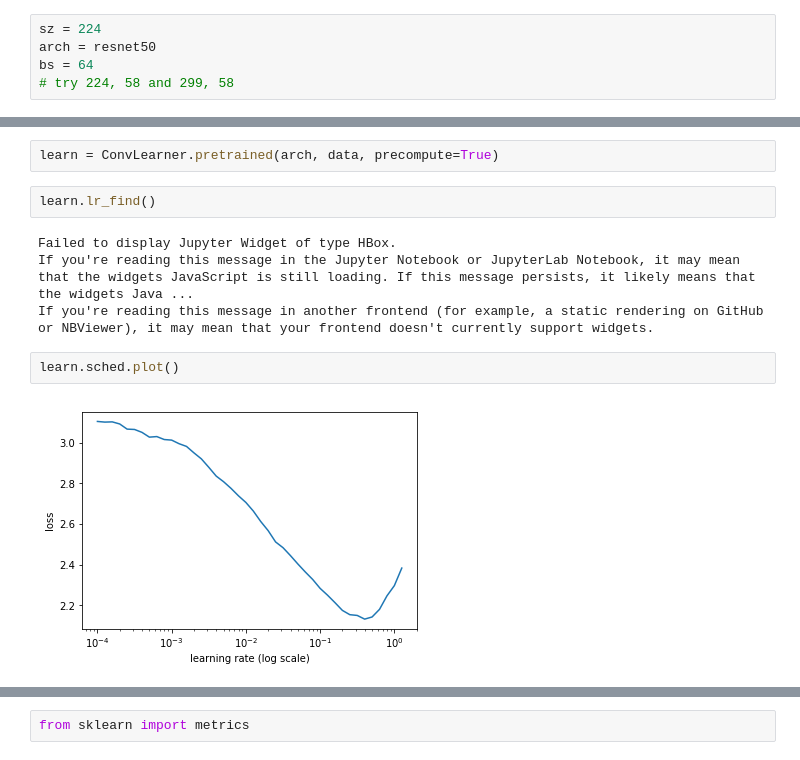
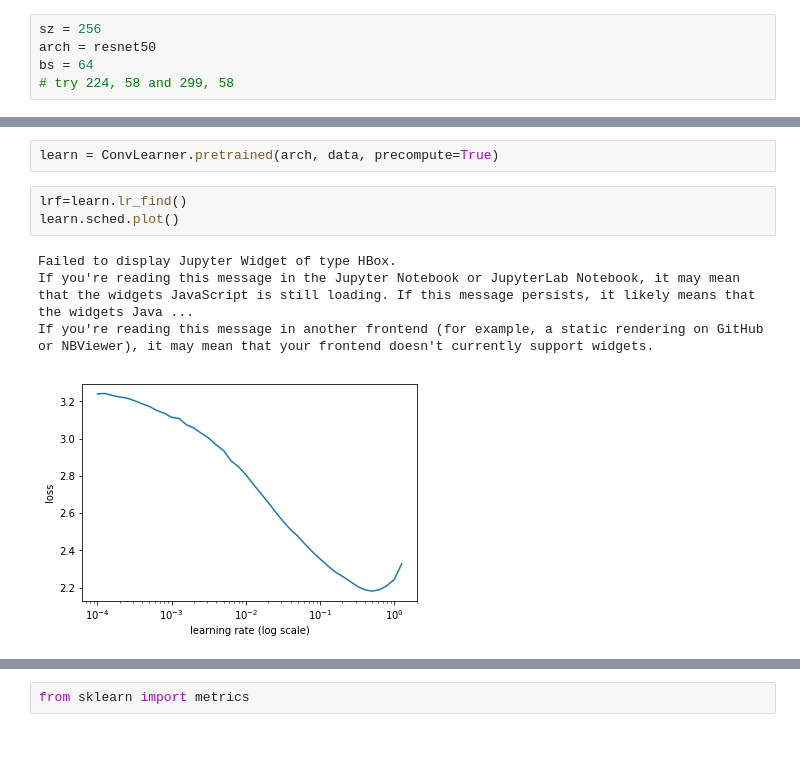
Before and after one commit to agoila/fastai, a Jupyter notebook: courses/dl1/my_nbs/plant-seedling.ipynb, the cells around one changed output, grey strips where cells are left out. Drawn from its saved outputs; the diff is of its cells as text.

```diff
--- a/courses/dl1/my_nbs/plant-seedling.ipynb
+++ b/courses/dl1/my_nbs/plant-seedling.ipynb
@@ -13,7 +13,7 @@ from fastai.plots import *
 # %%
 PATH = "data/plant-seedlings/"
 # %%
-sz = 224
+sz = 256
 arch = resnet50
 bs = 64
 # try 224, 58 and 299, 58
@@ -61,14 +60,12 @@ If you're reading this message in the Jupyter Notebook or JupyterLab Notebook, i
 If you're reading this message in another frontend (for example, a static rendering on GitHub or NBViewer), it may mean that your frontend doesn't currently support widgets.
 # %%
 learn = ConvLearner.pretrained(arch, data, precompute=True)
-# %%
-learn.lr_find()
-# %% [output]
-Failed to display Jupyter Widget of type HBox.
-If you're reading this message in the Jupyter Notebook or JupyterLab Notebook, it may mean that the widgets JavaScript is still loading. If this message persists, it likely means that the widgets Java ...
-If you're reading this message in another frontend (for example, a static rendering on GitHub or NBViewer), it may mean that your frontend doesn't currently support widgets.
-# %%
-learn.sched.plot()
-# %% [output]
-[figure, removed]
+# %%
+lrf=learn.lr_find()
+learn.sched.plot()
+# %% [output]
+Failed to display Jupyter Widget of type HBox.
+If you're reading this message in the Jupyter Notebook or JupyterLab Notebook, it may mean that the widgets JavaScript is still loading. If this message persists, it likely means that the widgets Java ...
+If you're reading this message in another frontend (for example, a static rendering on GitHub or NBViewer), it may mean that your frontend doesn't currently support widgets.
+[figure, added]
 # %%
```
Also changed, not shown: parts of 64 cells of this notebook, 3 other files.
